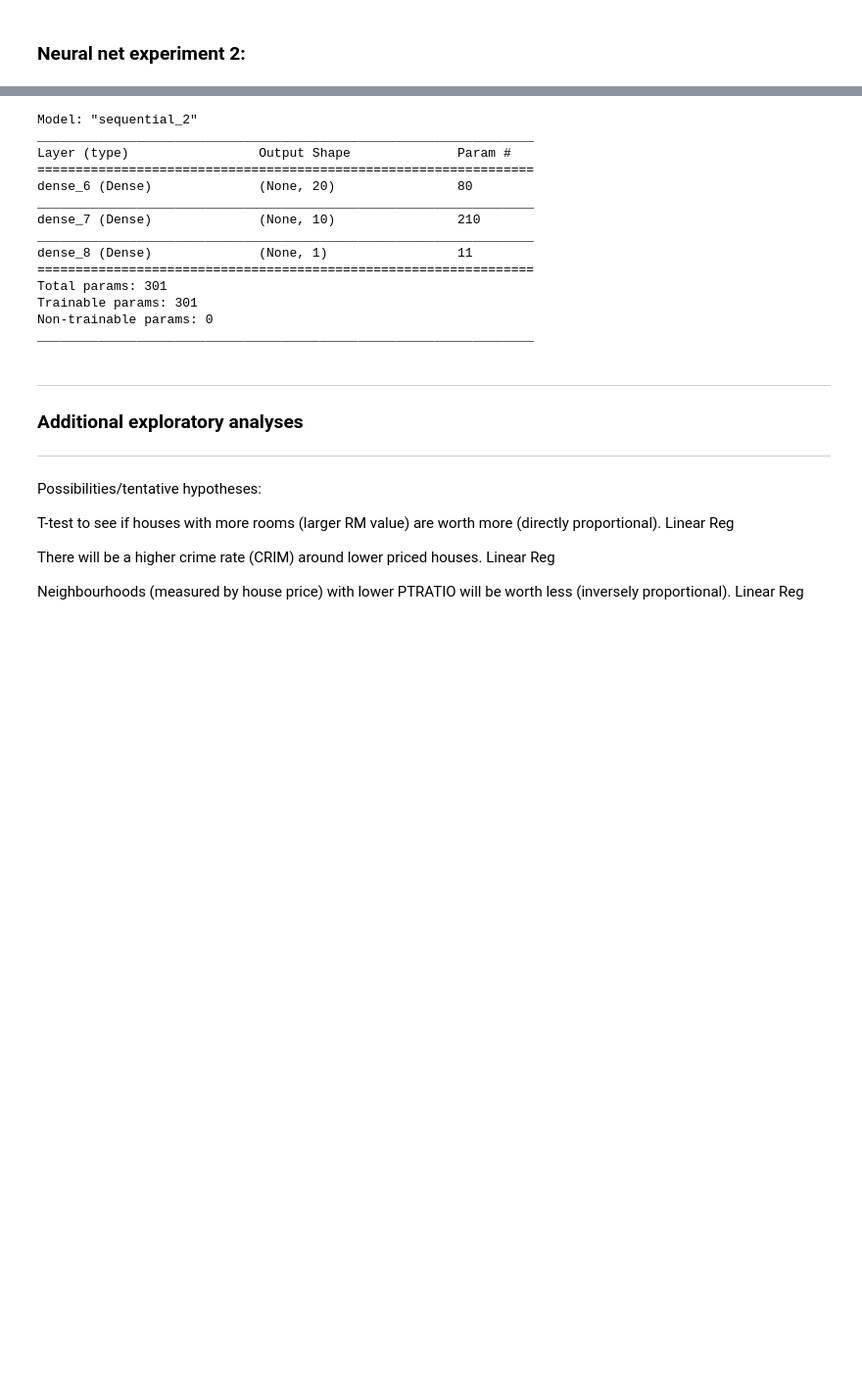
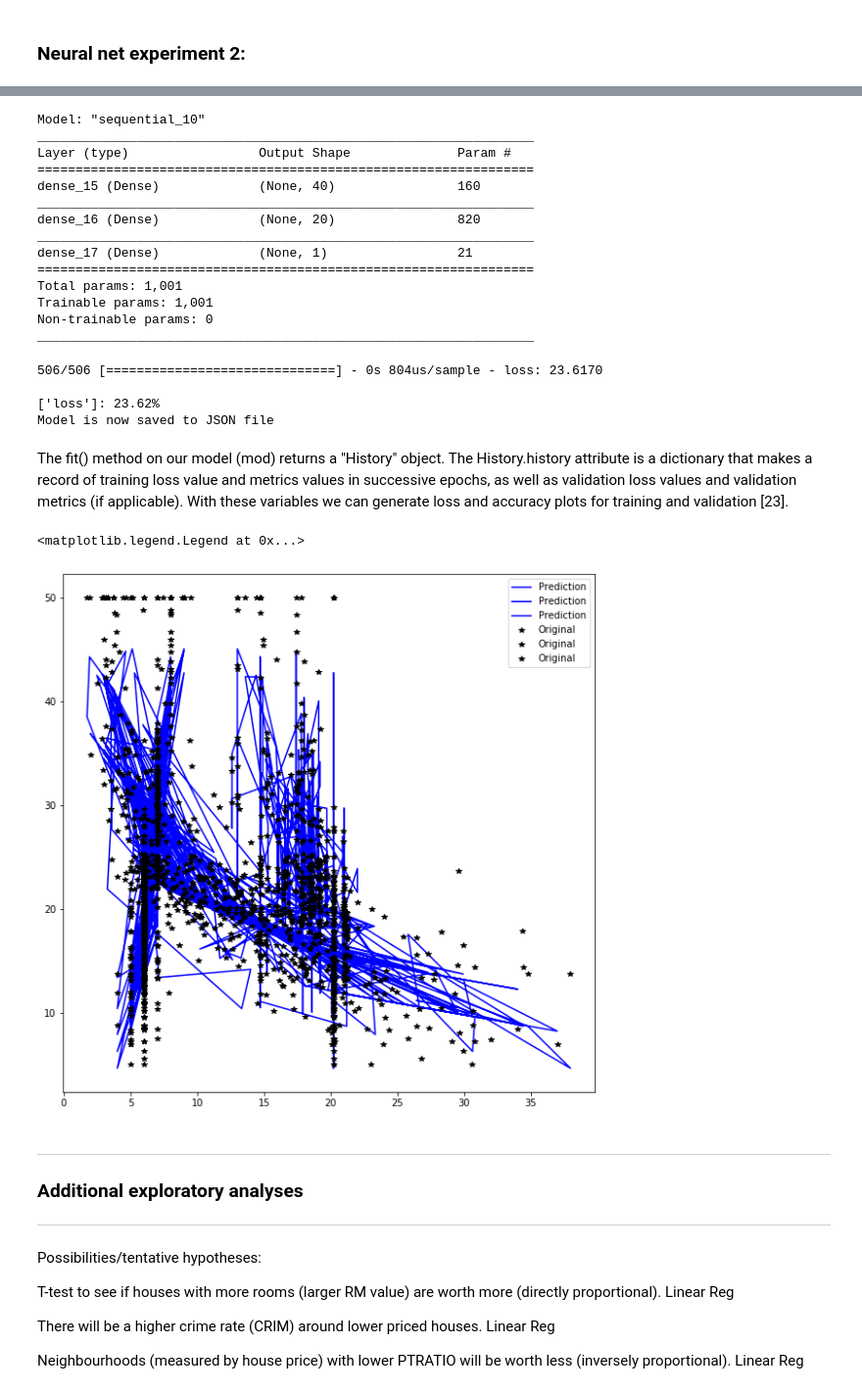
Before and after one commit to Datagatherer2357/Machine-Learning-and-Statistics-2019-Assessment, a Jupyter notebook: Machine-Learning-and-Statistics-2019-Assessment.ipynb, the cells around one changed output, grey strips where cells are left out. Shown at 98% size. Saved outputs shown, nothing was run; the diff lists cells and outputs as text; code cells hidden in the pictures; blank space fills up the shorter version.

Commit message:
Created Neural net function and exp w plots

```diff
--- a/Machine-Learning-and-Statistics-2019-Assessment.ipynb
+++ b/Machine-Learning-and-Statistics-2019-Assessment.ipynb
@@ -1078,5 +1104,7 @@ mod.compile(loss='mse', optimizer='adam') # mse = mean square error
 # %%
-mod.fit(inputs,output, epochs=25, batch_size=10)
+# Remember trian features are the inputs, train targets is the output
+
+history = network.fit(inputs,output, epochs=25, batch_size=10)
 # %% [output]
 Train on 506 samples
 Epoch 1/25
@@ -1099,5 +1126,5 @@ Epoch 25/25
 # %%
 # show me the predictions for all my input values
-p = mod.predict(inputs) # predict on the inputs (trained on the inputs)
+p = network.predict(inputs) # predict on the inputs (trained on the inputs)
 p
 # %% [output]
@@ -1121,34 +1148,69 @@ array([[33.18268  ],
 # %%
 # Provide model summary:
-mod.summary()
+network.summary()
 # %% [output]
-Model: "sequential_2"
+Model: "sequential_10"
 _________________________________________________________________
 Layer (type)                 Output Shape              Param #
 =================================================================
-dense_6 (Dense)              (None, 20)                80
+dense_15 (Dense)             (None, 40)                160
 _________________________________________________________________
-dense_7 (Dense)              (None, 10)                210
+dense_16 (Dense)             (None, 20)                820
 _________________________________________________________________
-dense_8 (Dense)              (None, 1)                 11
+dense_17 (Dense)             (None, 1)                 21
 =================================================================
-Total params: 301
-Trainable params: 301
+Total params: 1,001
+Trainable params: 1,001
 Non-trainable params: 0
 _________________________________________________________________
+# %%
+# Evaluate the model [25]
+scores = network.evaluate(inputs, output)
+print("\n%s: %.2f%%" % (network.metrics_names, scores))
+model_json = network.to_json()
+
+# print model results to JSON
+with open("model.json", "w") as json_file:
+    json_file.write(model_json)
+
+print("Model is now saved to JSON file")
+# %% [output]
+506/506 [==============================] - 0s 804us/sample - loss: 23.6170
+
+['loss']: 23.62%
+Model is now saved to JSON file
+# %% [markdown]
+The fit() method on our model (mod) returns a "History" object. The History.history attribute is a dictionary that makes a record of training loss value and metrics values in successive epochs, as well as validation loss values and validation metrics (if applicable). With these variables we can generate loss and accuracy plots for training and validation [23].
 # %%
 #plt.plot(inputs, p, 'r-', label='Prediction')
 #plt.plot(inputs, output, 'k:', label='Original')
 #plt.legend()
 # %%
-# Output or predicted vs original as plots:
-#import matplotlib.pyplot as plt
-#import graphviz
+# Output or predicted vs original as plots: [24]
+import matplotlib.pyplot as plt
+import graphviz
+
 #from keras.utils import plot_model
+from tensorflow.keras.models import load_model
+
+from ann_visualizer.visualize import ann_viz
+from tensorflow.keras.models import model_from_json
+import numpy
+
+
+plt.plot(inputs, p, 'b-', label='Prediction')
+plt.plot(inputs, output, 'k*', label='Original')
+plt.legend()
+
+#ann_viz(network, filename= "neural_test.gv", title="Keras neural network tester")
+#print(network.layers[1].get_config());
 
 # show_shapes (defaults to False) controls whether output shapes are shown in the graph.
 # show_layer_names (defaults to True) controls whether layer names are shown in the graph.
 #plot_model(mod, show_shapes=True, show_layer_names=True)
+# %% [output]
+<matplotlib.legend.Legend at 0x...>
+[figure, added]
 # %% [markdown]
 ***
 ### Additional exploratory analyses
```
Also changed, not shown: parts of 7 cells of this notebook, 1 other file.
